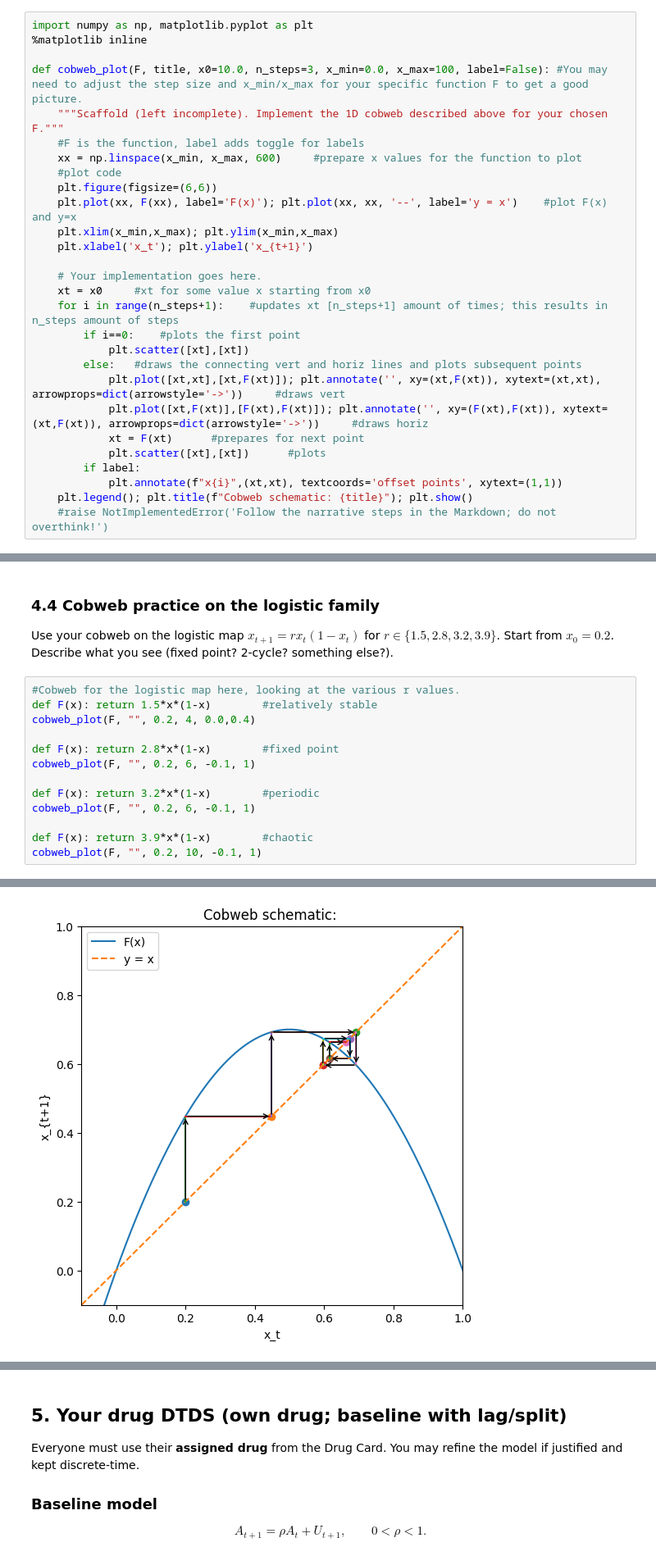
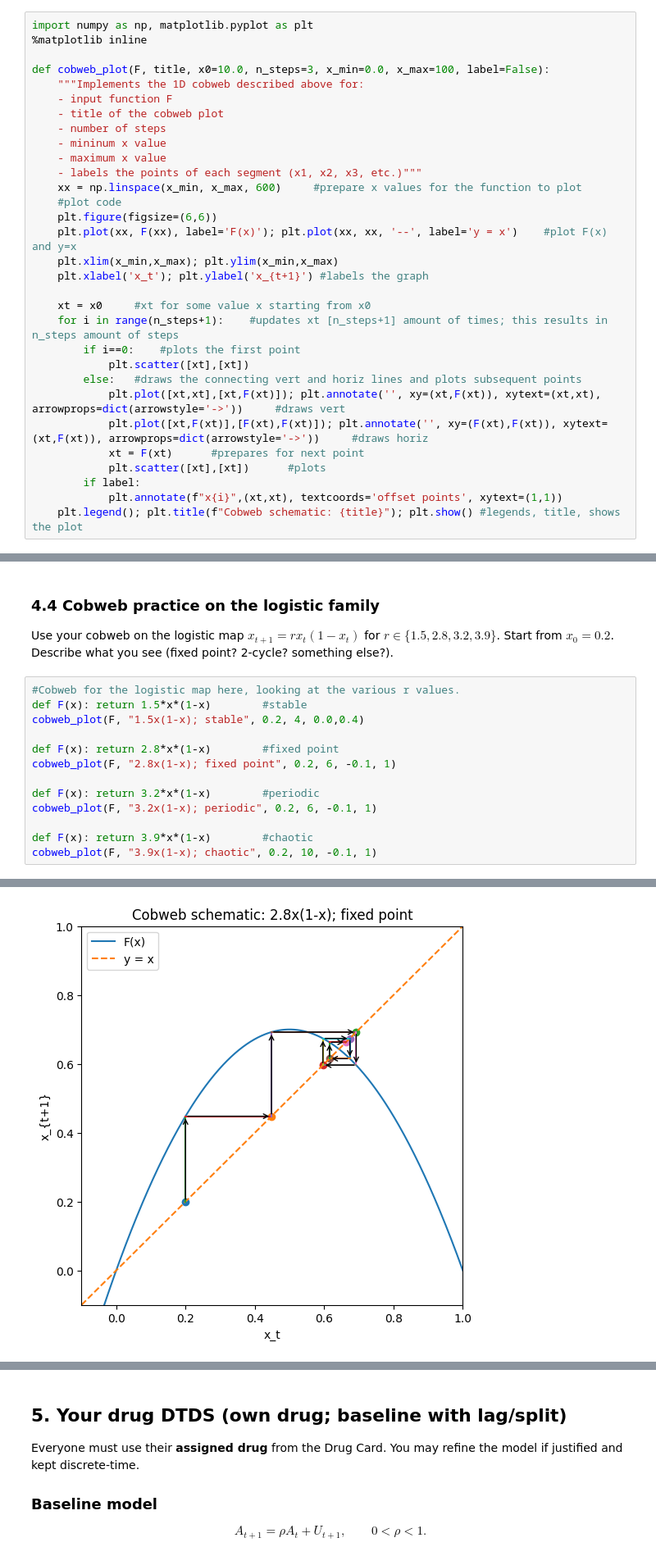
Before and after one commit to DanielCao-7/RP2-AAS-Python-Workbook, a Jupyter notebook: RP 2 - Discrete-Time Dynamical Systems - AAS.ipynb, the cells around one changed output, grey strips where cells are left out. Shown at 82% size. Cells and saved outputs as stored; diff of their text form.

```diff
--- a/RP 2 - Discrete-Time Dynamical Systems - AAS.ipynb
+++ b/RP 2 - Discrete-Time Dynamical Systems - AAS.ipynb
@@ -140,17 +140,21 @@ Steps: (i) plot $y=F(x)$ and $y=x$; (ii) start at $x_0$; (iii) vertical to $(x_0
 import numpy as np, matplotlib.pyplot as plt
 %matplotlib inline
 
-def cobweb_plot(F, title, x0=10.0, n_steps=3, x_min=0.0, x_max=100, label=False): #You may need to adjust the step size and x_min/x_max for your specific function F to get a good picture.
-    """Scaffold (left incomplete). Implement the 1D cobweb described above for your chosen F."""
-    #F is the function, label adds toggle for labels
+def cobweb_plot(F, title, x0=10.0, n_steps=3, x_min=0.0, x_max=100, label=False):
+    """Implements the 1D cobweb described above for:
+    - input function F
+    - title of the cobweb plot
+    - number of steps
+    - mininum x value
+    - maximum x value
+    - labels the points of each segment (x1, x2, x3, etc.)"""
     xx = np.linspace(x_min, x_max, 600)     #prepare x values for the function to plot
     #plot code
     plt.figure(figsize=(6,6))
     plt.plot(xx, F(xx), label='F(x)'); plt.plot(xx, xx, '--', label='y = x')    #plot F(x) and y=x
     plt.xlim(x_min,x_max); plt.ylim(x_min,x_max)
-    plt.xlabel('x_t'); plt.ylabel('x_{t+1}')
+    plt.xlabel('x_t'); plt.ylabel('x_{t+1}') #labels the graph
 
-    # Your implementation goes here.
     xt = x0     #xt for some value x starting from x0
     for i in range(n_steps+1):    #updates xt [n_steps+1] amount of times; this results in n_steps amount of steps
         if i==0:    #plots the first point
@@ -162,8 +166,7 @@ def cobweb_plot(F, title, x0=10.0, n_steps=3, x_min=0.0, x_max=100, label=False)
             plt.scatter([xt],[xt])      #plots
         if label:
             plt.annotate(f"x{i}",(xt,xt), textcoords='offset points', xytext=(1,1))
-    plt.legend(); plt.title(f"Cobweb schematic: {title}"); plt.show()
-    #raise NotImplementedError('Follow the narrative steps in the Markdown; do not overthink!')
+    plt.legend(); plt.title(f"Cobweb schematic: {title}"); plt.show() #legends, title, shows the plot
 # %% [markdown]
 ### 4.3 Observing Some equilibria on Cobweb Diagrams.
 
@@ -197,15 +202,15 @@ cobweb_plot(F, "1-x; 2-cycle; neutral periodic", -5.0, 2, -10, 10)    #2-cycle
 Use your cobweb on the logistic map $x_{t+1}=r x_t(1-x_t)$ for $r\in\{1.5, 2.8,3.2,3.9\}$. Start from $x_0=0.2$. Describe what you see (fixed point? 2‑cycle? something else?).
 # %%
 #Cobweb for the logistic map here, looking at the various r values.
-def F(x): return 1.5*x*(1-x)        #relatively stable
-cobweb_plot(F, "", 0.2, 4, 0.0,0.4)
+def F(x): return 1.5*x*(1-x)        #stable
+cobweb_plot(F, "1.5x(1-x); stable", 0.2, 4, 0.0,0.4)
 
 def F(x): return 2.8*x*(1-x)        #fixed point
-cobweb_plot(F, "", 0.2, 6, -0.1, 1)
+cobweb_plot(F, "2.8x(1-x); fixed point", 0.2, 6, -0.1, 1)
 
 def F(x): return 3.2*x*(1-x)        #periodic
-cobweb_plot(F, "", 0.2, 6, -0.1, 1)
+cobweb_plot(F, "3.2x(1-x); periodic", 0.2, 6, -0.1, 1)
 
 def F(x): return 3.9*x*(1-x)        #chaotic
-cobweb_plot(F, "", 0.2, 10, -0.1, 1)
+cobweb_plot(F, "3.9x(1-x); chaotic", 0.2, 10, -0.1, 1)
 # %% [output]
@@ -213 +218 @@ cobweb_plot(F, "", 0.2, 10, -0.1, 1)
-[figure, old version]
+[figure, new version]
```
Also changed, not shown: parts of 13 cells of this notebook.
